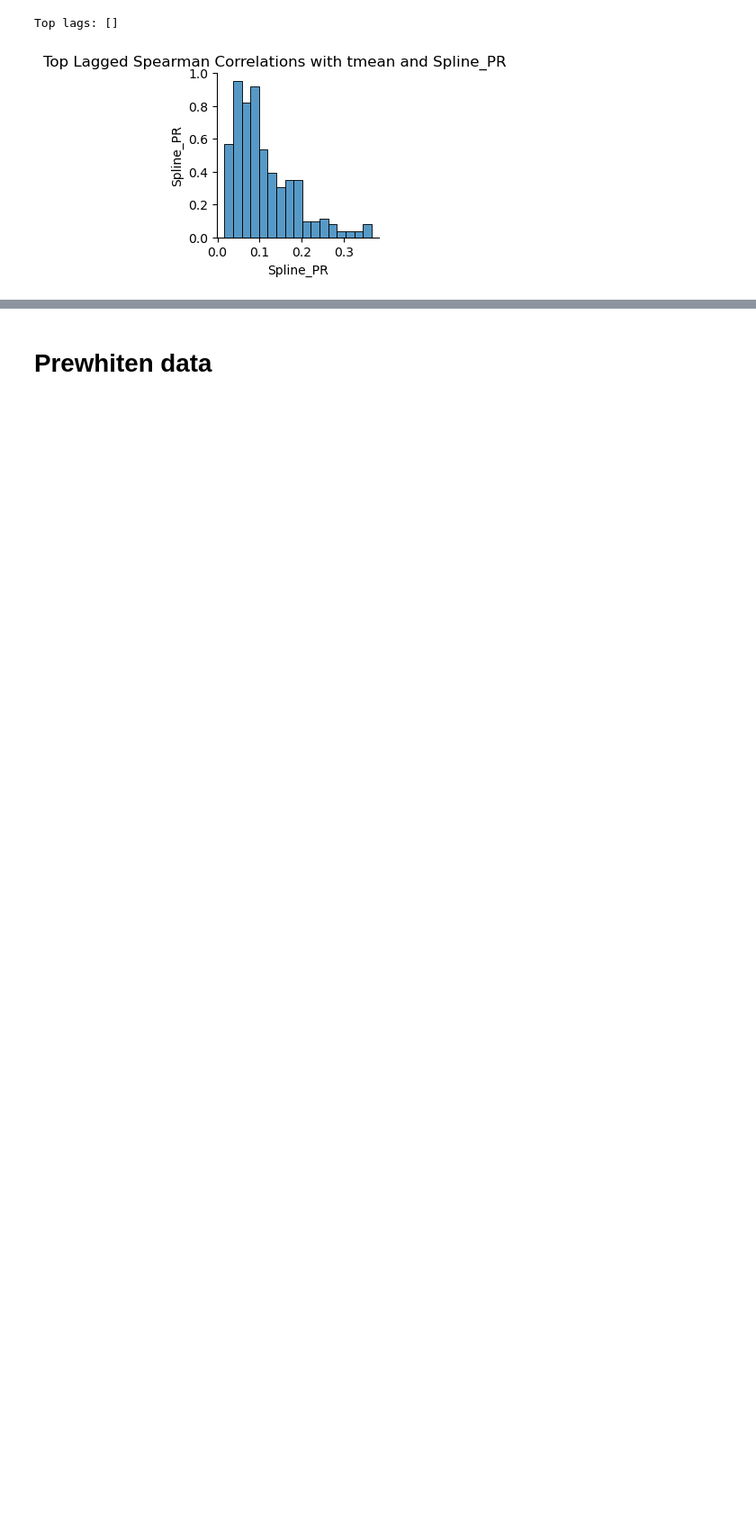
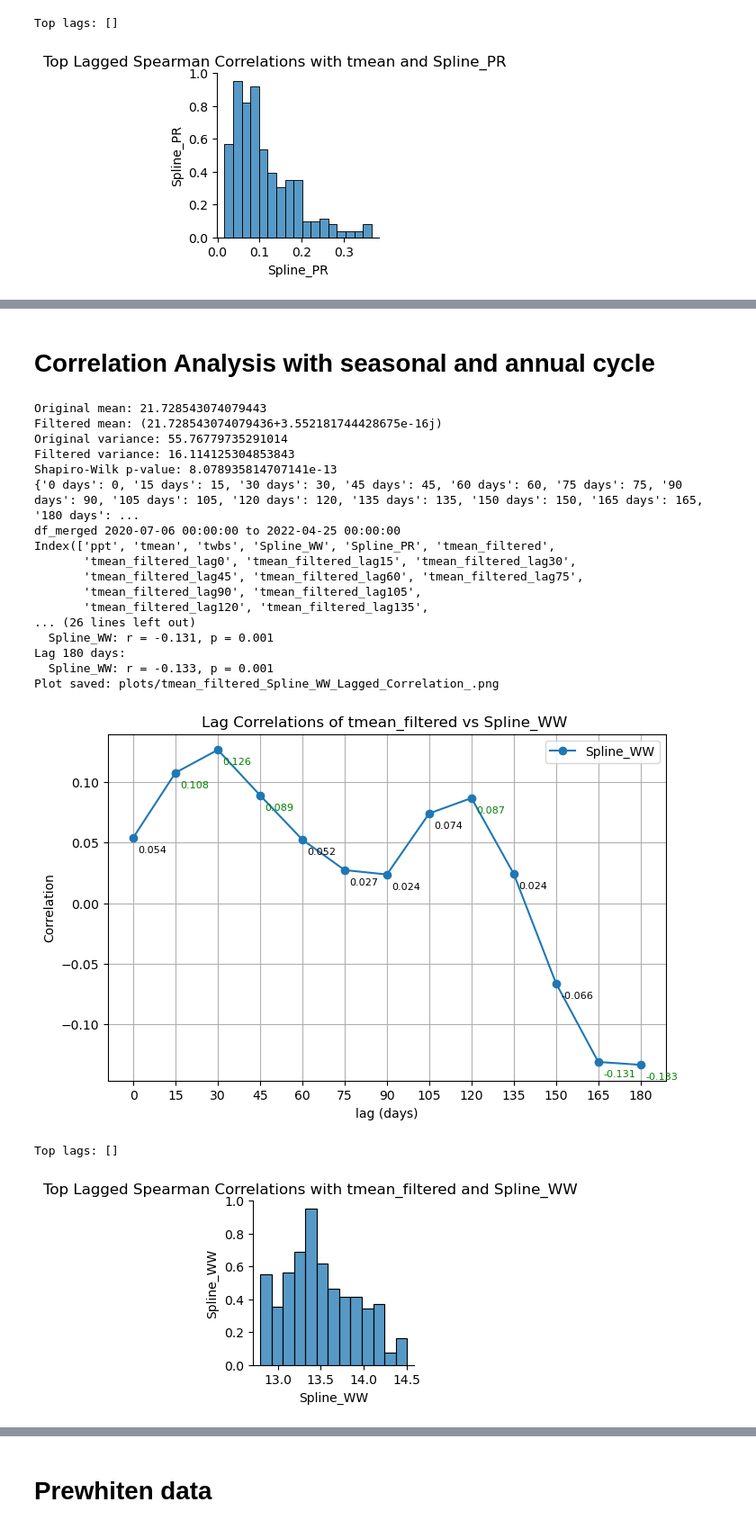
Before and after one commit to sd9616/wastewater, a Jupyter notebook: Daily_PRISM_netcdf_calc_twbs.ipynb, the cells around one changed output, grey strips where cells are left out. Shown at 90% size. Drawn from its saved outputs; the diff is of its cells as text; code cells hidden in the pictures; blank space fills up the shorter version.

```diff
--- a/Daily_PRISM_netcdf_calc_twbs.ipynb
+++ b/Daily_PRISM_netcdf_calc_twbs.ipynb
@@ -1169,0 +1182,2 @@ def apply_pca_on_lagged_temps(df, variable_prefix="twbs_lag", n_components=3):
+# %% [markdown]
+# Correlation Analysis with seasonal and annual cycle
@@ -1169,0 +1225,42 @@ def apply_pca_on_lagged_temps(df, variable_prefix="twbs_lag", n_components=3):
+# %%
+import numpy as np
+df_tmean_ppt_twbs_covid_copy = df_tmean_ppt_twbs_covid.copy()
+
+array_1d = df_tmean_ppt_twbs_covid_copy['tmean'].values
+array_3d = array_1d.reshape(-1, 1, 1)  # shape (nt, 1, 1)
+
+spd = 1  # samples per day
+# remove seasonal and annual cycle
+fCrit = 1/1095
+
+filtered_array_3d = remove_dominant_signals(array_3d, spd, fCrit)
+
+filtered_twbs = np.real(filtered_array_3d).flatten()
+
+df_tmean_ppt_twbs_covid_copy['tmean_filtered'] = filtered_twbs
+
+# df_tmean_ppt_twbs_covid_diff['Spline_WW_differenced'] = df_tmean_ppt_twbs_covid_diff['Spline_WW'].diff()
+df_tmean_ppt_twbs_covid_copy = df_tmean_ppt_twbs_covid_copy.dropna(subset=['tmean_filtered'])
+plot_lagged_correlations(df_tmean_ppt_twbs_covid_copy, 'tmean_filtered', 'Spline_WW', interval_size=15, number_of_intervals=12)
+# plot_lagged_correlations(df_tmean_ppt_twbs_covid_diff, 'twbs_differenced', 'Spline_PR', interval_size=15, number_of_intervals=12)
+# %% [output]
+Original mean: 21.728543074079443
+Filtered mean: (21.728543074079436+3.552181744428675e-16j)
+Original variance: 55.76779735291014
+Filtered variance: 16.114125304853843
+Shapiro-Wilk p-value: 8.078935814707141e-13
+{'0 days': 0, '15 days': 15, '30 days': 30, '45 days': 45, '60 days': 60, '75 days': 75, '90 days': 90, '105 days': 105, '120 days': 120, '135 days': 135, '150 days': 150, '165 days': 165, '180 days': ...
+df_merged 2020-07-06 00:00:00 to 2022-04-25 00:00:00
+Index(['ppt', 'tmean', 'twbs', 'Spline_WW', 'Spline_PR', 'tmean_filtered',
+       'tmean_filtered_lag0', 'tmean_filtered_lag15', 'tmean_filtered_lag30',
+       'tmean_filtered_lag45', 'tmean_filtered_lag60', 'tmean_filtered_lag75',
+       'tmean_filtered_lag90', 'tmean_filtered_lag105',
+       'tmean_filtered_lag120', 'tmean_filtered_lag135',
+... (26 lines left out)
+  Spline_WW: r = -0.131, p = 0.001
+Lag 180 days:
+  Spline_WW: r = -0.133, p = 0.001
+Plot saved: plots/tmean_filtered_Spline_WW_Lagged_Correlation_.png
+[figure, added]
+Top lags: []
+[figure, added]
```
Also changed, not shown: parts of 17 cells of this notebook.
